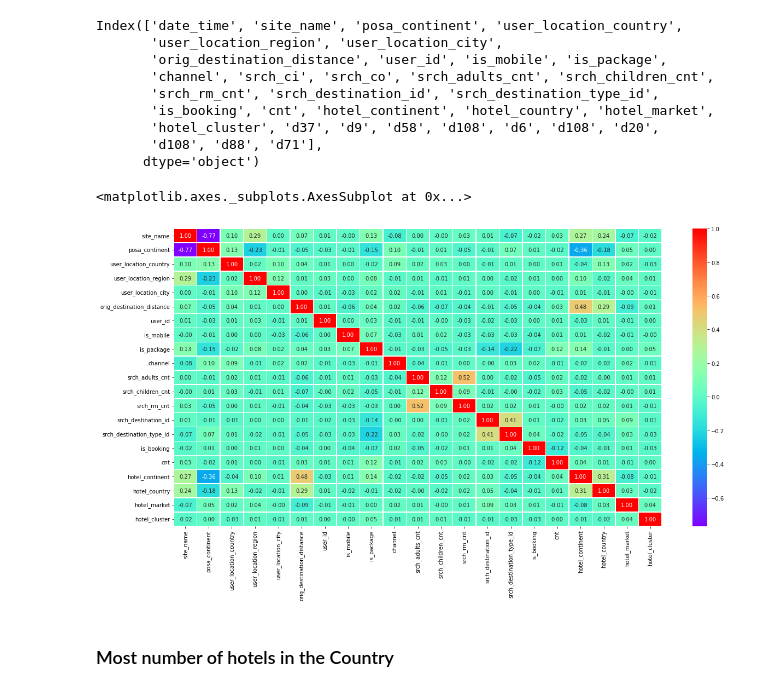
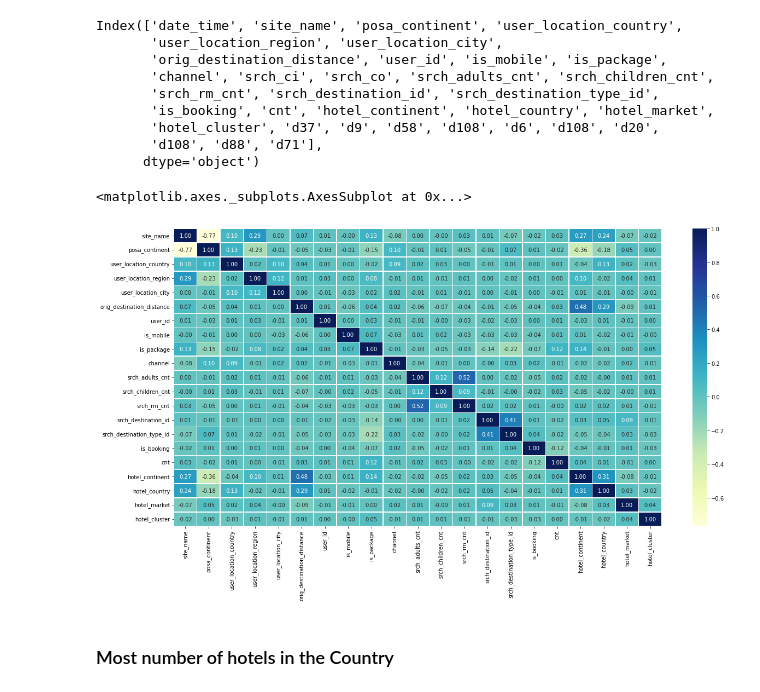
Before and after one commit to ShrutiSavardekar/ExpediaHotelRecommendation, a Jupyter notebook: DeepFM.ipynb, the cells around one changed output. Saved outputs shown, nothing was run; the diff lists cells and outputs as text; code cells hidden in the pictures.

```diff
--- a/DeepFM.ipynb
+++ b/DeepFM.ipynb
@@ -269,10 +284,10 @@ train_data_copy= train_data_copy.drop(['d37', 'd9', 'd58', 'd108', 'd6', 'd20',
 # %%
 corr = train_data_copy.corr()
 fig, ax = plt.subplots(figsize=(20, 10))
-sns.heatmap(round(corr, 2).iloc[:, :], annot=True, linewidths=.5, ax=ax, cmap="rainbow",fmt='.2f')
+sns.heatmap(round(corr, 2).iloc[:, :], annot=True, linewidths=.5, ax=ax, cmap="YlGnBu",fmt='.2f')
 # %% [output]
 <matplotlib.axes._subplots.AxesSubplot at 0x...>
-[figure, old version]
+[figure, new version]
 # %%
 user_dist_matrix = 1 - corr.T.corr()
 # %% [markdown]
```
Also changed, not shown: parts of 25 cells of this notebook.
